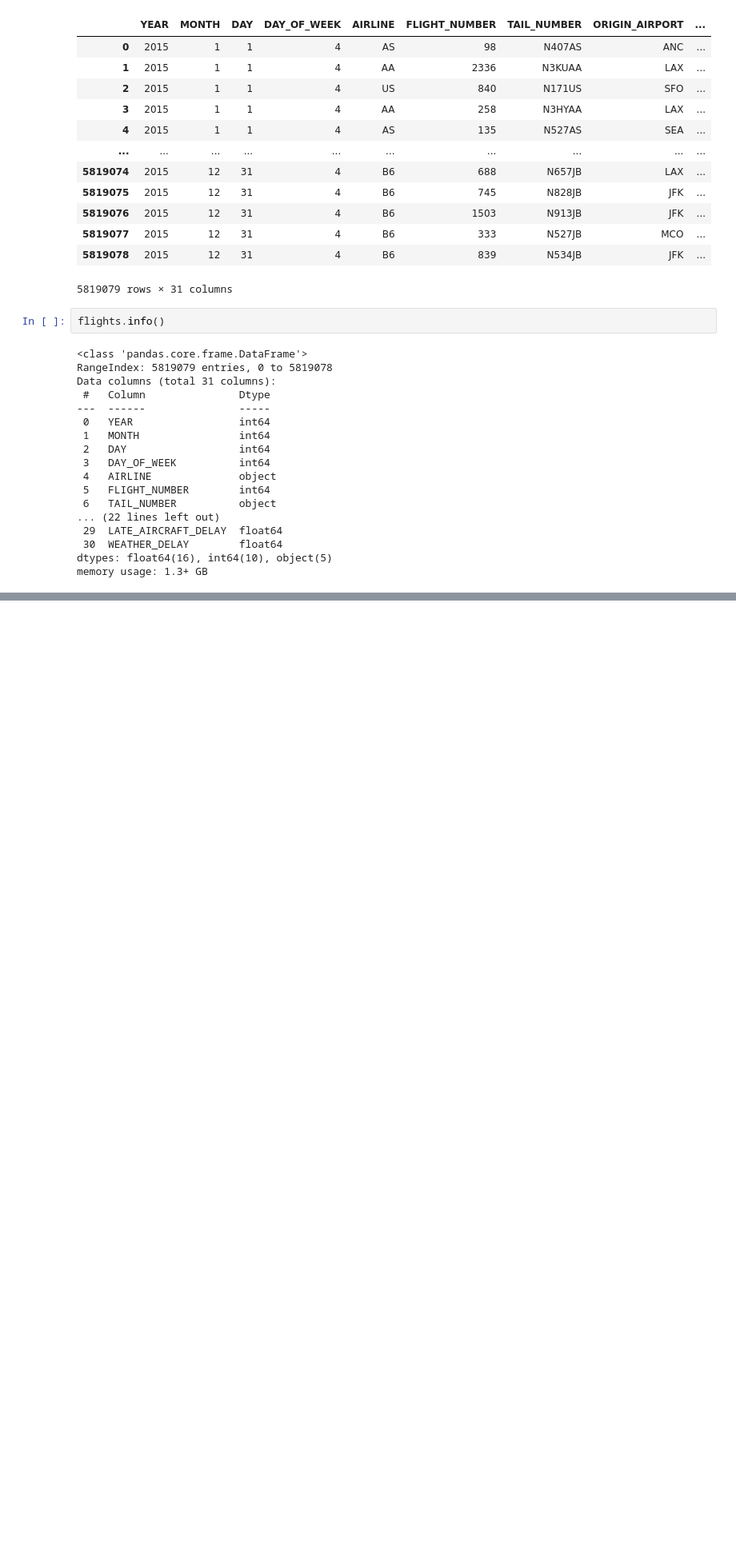
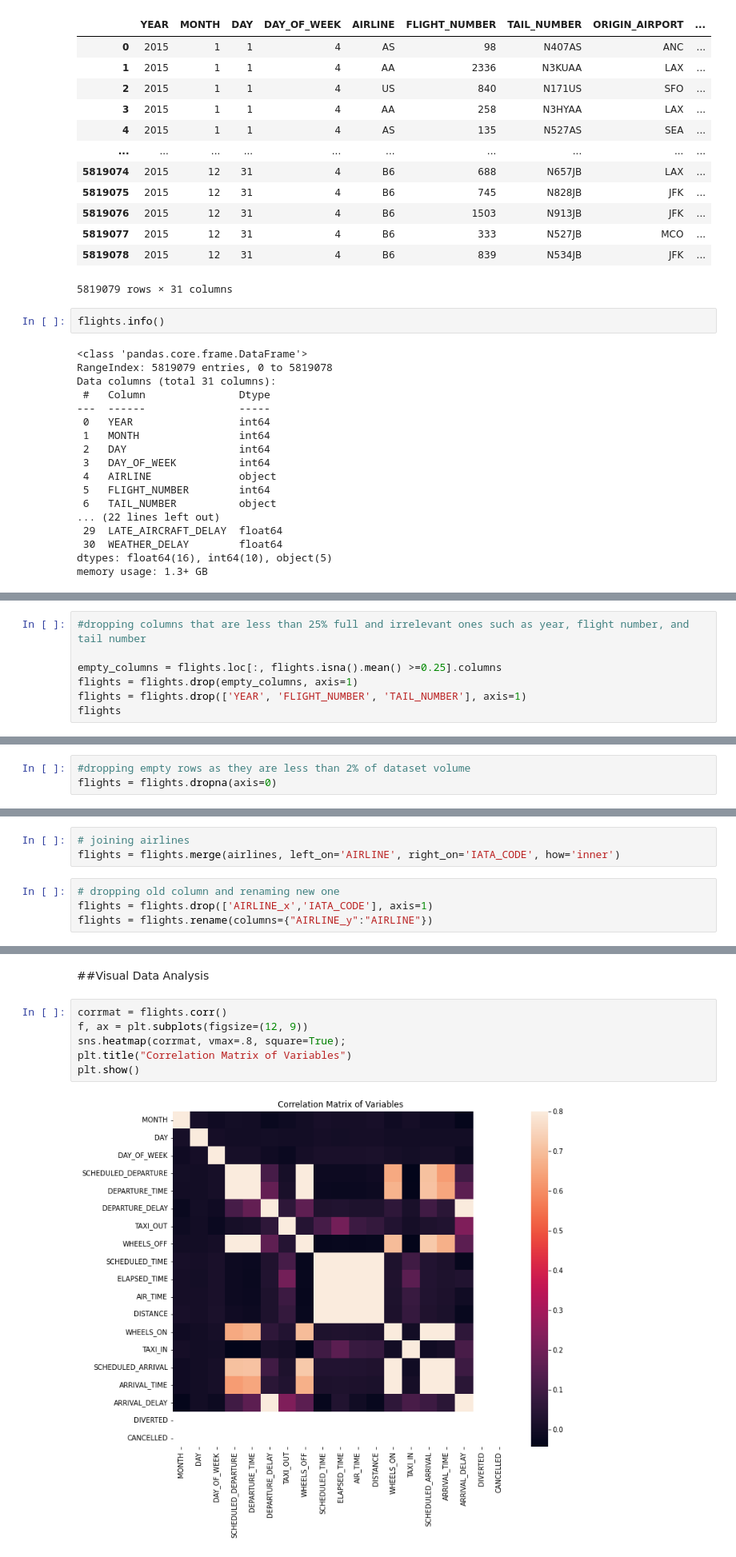
Before and after one commit to Salanakya/Flight-Cancellations, a Jupyter notebook: flightdelays.ipynb, the cells around one changed output, grey strips where cells are left out. Shown at 80% size. Saved outputs shown, nothing was run; the diff lists cells and outputs as text; blank space fills up the shorter version.

```diff
--- a/flightdelays.ipynb
+++ b/flightdelays.ipynb
@@ -401,0 +148,7 @@ auc_score
+# %%
+#dropping columns that are less than 25% full and irrelevant ones such as year, flight number, and tail number
+
+empty_columns = flights.loc[:, flights.isna().mean() >=0.25].columns
+flights = flights.drop(empty_columns, axis=1)
+flights = flights.drop(['YEAR', 'FLIGHT_NUMBER', 'TAIL_NUMBER'], axis=1)
+flights
@@ -401,0 +169,3 @@ auc_score
+# %%
+#dropping empty rows as they are less than 2% of dataset volume
+flights = flights.dropna(axis=0)
@@ -401,0 +208,7 @@ auc_score
+# %%
+# joining airlines
+flights = flights.merge(airlines, left_on='AIRLINE', right_on='IATA_CODE', how='inner')
+# %%
+# dropping old column and renaming new one
+flights = flights.drop(['AIRLINE_x','IATA_CODE'], axis=1)
+flights = flights.rename(columns={"AIRLINE_y":"AIRLINE"})
@@ -401,0 +231,10 @@ auc_score
+# %% [markdown]
+##Visual Data Analysis
+# %%
+corrmat = flights.corr()
+f, ax = plt.subplots(figsize=(12, 9))
+sns.heatmap(corrmat, vmax=.8, square=True);
+plt.title("Correlation Matrix of Variables")
+plt.show()
+# %% [output]
+[figure, added]
```
Also changed, not shown: parts of 62 cells of this notebook.
